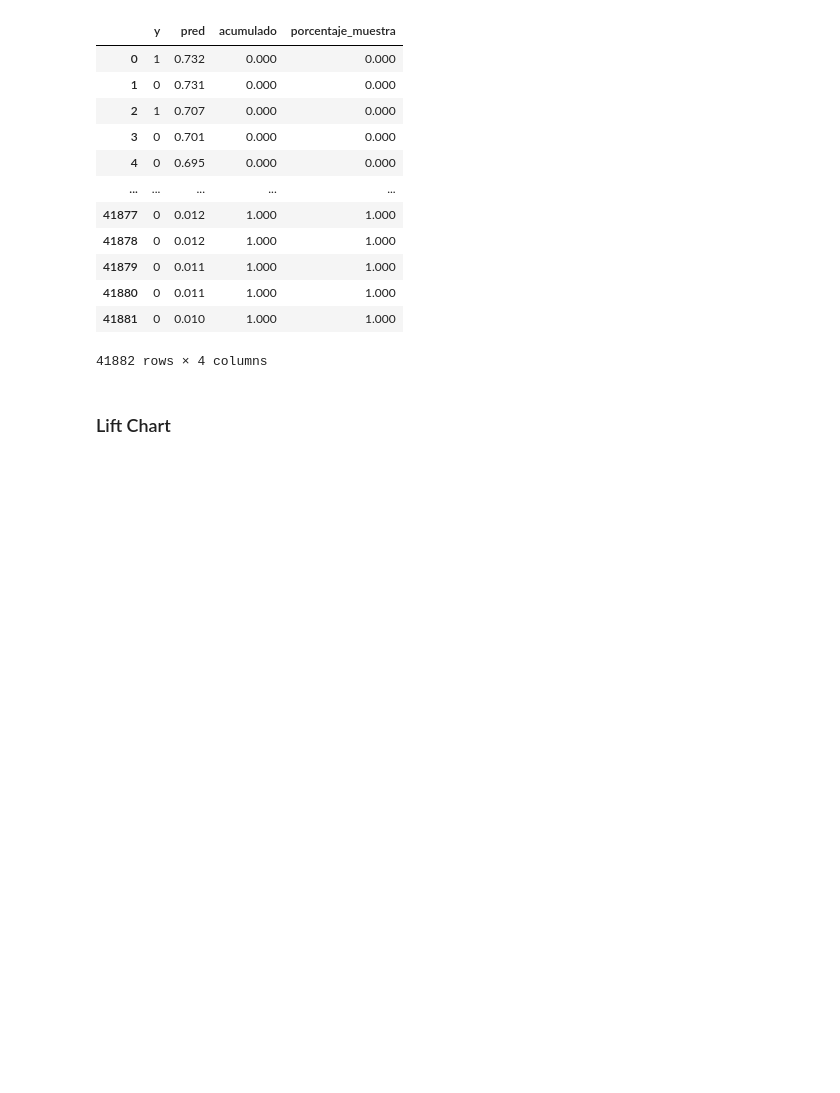
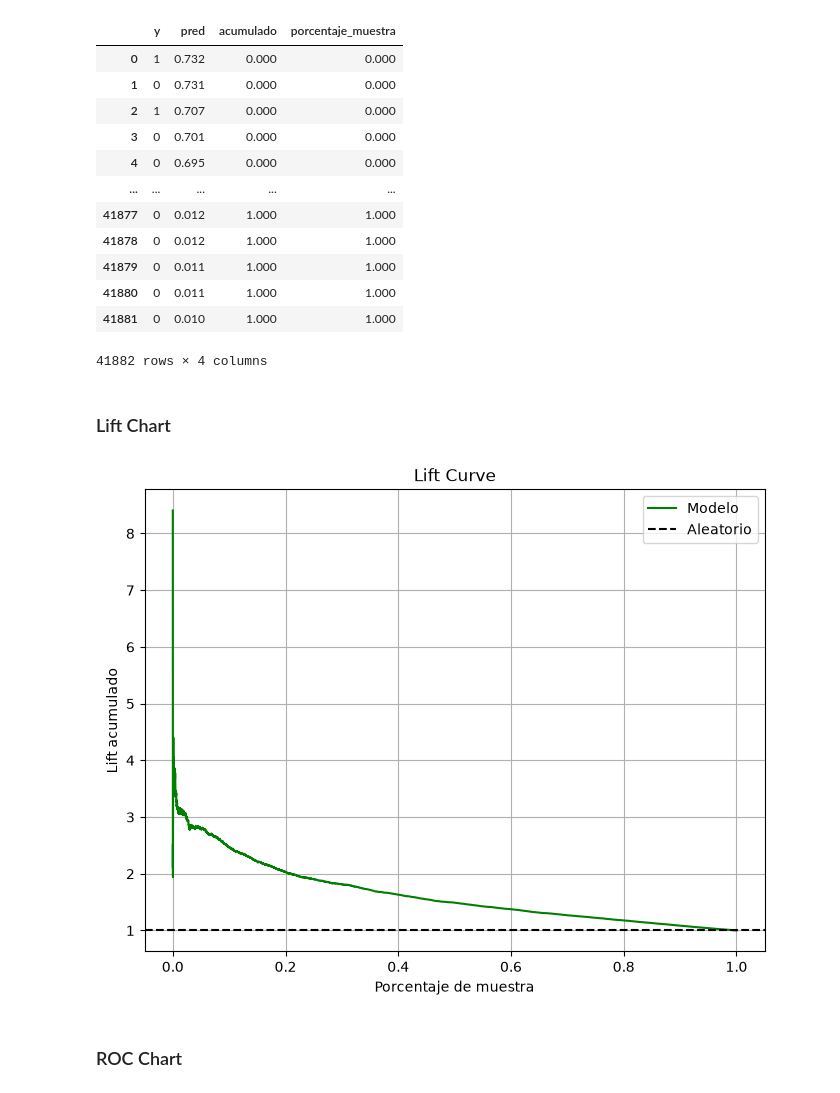
Before and after one commit to PabloHVega/RiesgosScoring, a Jupyter notebook: 03_notebooks/05_Modelizacion_Clasificacion.ipynb, the cells around one changed output. Cells and saved outputs as stored; diff of their text form; code cells hidden in the pictures; blank space fills up the shorter version.

```diff
--- a/03_notebooks/05_Modelizacion_Clasificacion.ipynb
+++ b/03_notebooks/05_Modelizacion_Clasificacion.ipynb
@@ -172,3 +172,28 @@ gain_chart(val_y, pred)
 41882 rows × 4 columns
 # %% [markdown]
 ### Lift Chart
+# %%
+def lift_chart(y_true, y_pred):
+    df = pd.DataFrame({'y': y_true, 'pred': y_pred})
+    df = df.sort_values('pred', ascending=False).reset_index(drop=True)
+    total_positivos = df['y'].sum()
+    total_muestra = len(df)
+    porcentaje_muestra = np.arange(1, total_muestra + 1) / total_muestra
+    acumulado_positivos = df['y'].cumsum()
+    lift_acumulado = (acumulado_positivos / porcentaje_muestra) / total_positivos
+
+    plt.figure(figsize=(8,6))
+    plt.plot(porcentaje_muestra, lift_acumulado, label='Modelo', color='green')
+    plt.axhline(1, color='black', linestyle='--', label='Aleatorio')
+    plt.xlabel('Porcentaje de muestra')
+    plt.ylabel('Lift acumulado')
+    plt.title('Lift Curve')
+    plt.legend()
+    plt.grid()
+    plt.show()
+# %%
+lift_chart(val_y, pred)
+# %% [output]
+[figure, added]
+# %% [markdown]
+### ROC Chart
```
Also changed, not shown: parts of 2 cells of this notebook, 1 other file.
